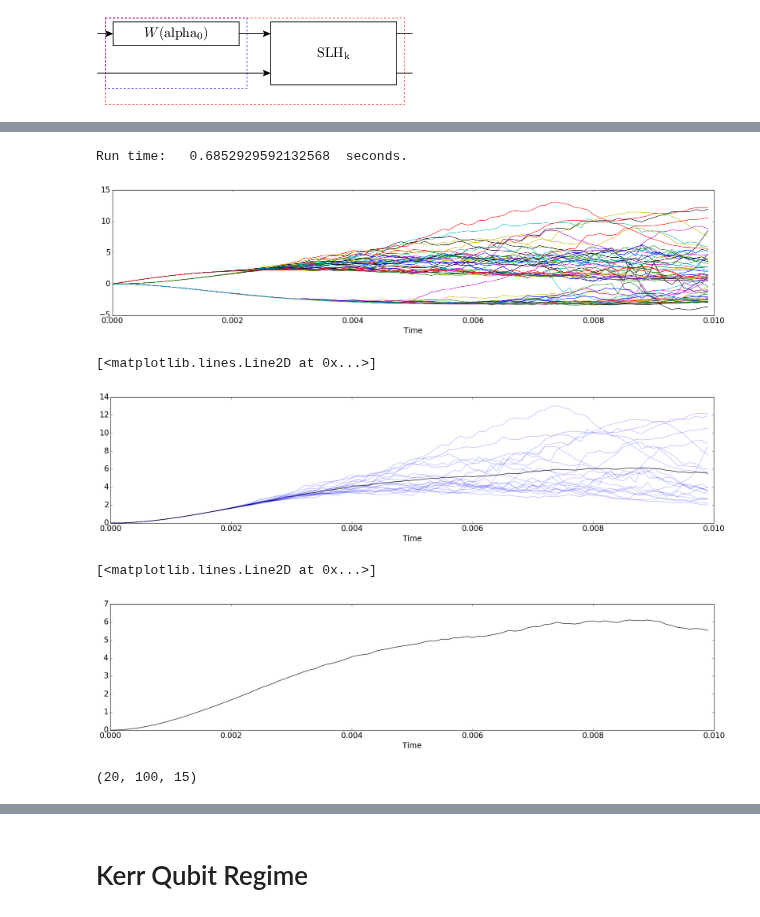
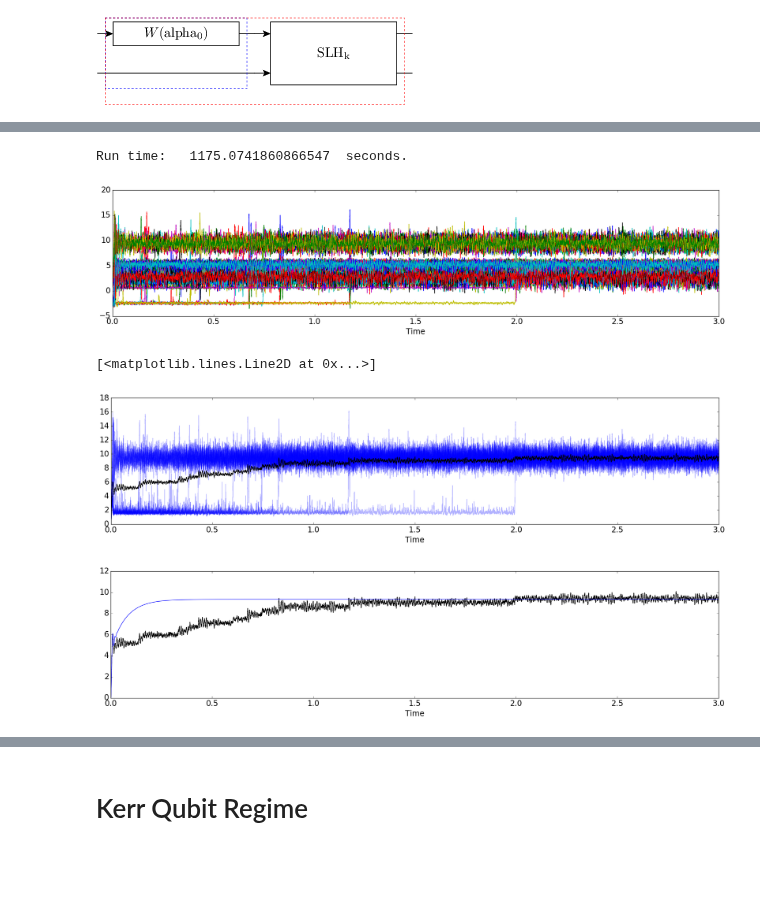
Before and after one commit to tabakg/diffusion_maps, a Jupyter notebook: quantum_state_diffusion/make_quantum_trajectory_kerr_quantum_state_diffusion.ipynb, the cells around one changed output, grey strips where cells are left out. Drawn from its saved outputs; the diff is of its cells as text; code cells hidden in the pictures; blank space fills up the shorter version.

```diff
--- a/quantum_state_diffusion/make_quantum_trajectory_kerr_quantum_state_diffusion.ipynb
+++ b/quantum_state_diffusion/make_quantum_trajectory_kerr_quantum_state_diffusion.ipynb
@@ -87,8 +87,8 @@ kappa_1, kappa_2 = symbols("kappa_1, kappa_2", real=True, positive=True)
 alpha0 = symbols("alpha_0")
 
 ## bistable regime
-params = {alpha0 : 52.467, chi : -106.066, Delta : 750., kappa_1 : 220., kappa_2 : 0,
-          'Ntraj' : 20, 'duration' : 10., 'Nfock' : 15, 'delta_t': 1e-4, 'downsample': 100}
+params = {alpha0 : 49., chi : -106.066, Delta : 750., kappa_1 : 220., kappa_2 : 0,
+          'Ntraj' : 20, 'duration' : 3000., 'Nfock' : 30, 'delta_t': 1e-5, 'downsample': 100}
 
 ## These are used later in the simulation
 ntraj = params['Ntraj']
@@ -134,3 +134,12 @@ WARNING:pyx:Ignoring line 16341 in mapping file 'psfonts.map': Unknown token '<M
 WARNING:pyx:Ignoring line 16342 in mapping file 'psfonts.map': Unknown token '<MinLibReg'
 WARNING:pyx:Ignoring line 16343 in mapping file 'psfonts.map': Unknown token '<MinLibReg'
 [figure]
+# %%
+import qutip
+
+psi0 = qutip.basis(Nfock, 0)
+me_obs = [a_k.dag()*a_k ]
+me_obsq = [o.to_qutip(full_space=SYS.space) for o in me_obs]
+me_data = qutip.mesolve(H_num, psi0, tspan, L_num, e_ops=me_obsq)
+
+plt.plot(tspan, me_data.expect[0]);
@@ -146,7 +157,7 @@ seed = [i for i in range(ntraj)]
 # %%
 D = qsd_solve(H, psi0, tspan, Ls, sdeint.itoSRI2, obsq = obsq, ntraj = ntraj, seed = seed, normalize_state = True)
 # %% [output]
-Run time:   0.6852929592132568  seconds.
+Run time:   1175.0741860866547  seconds.
 # %%
 D.update({'tspan':tspan})
 D_downsampled = {'psis' : D['psis'][:,::downsample],
@@ -163,7 +174,7 @@ for t in range(ntraj):
     for i in range(3):
         plt.plot(tspan,D['obsq_expects'][t,:,i].real)
 # %% [output]
-[figure, old version]
+[figure, new version]
 # %%
 f, a = plt.subplots(figsize=(24,5))
 plt.xlabel("Time", fontsize=17);# plt.ylabel("Photon Number", fontsize=17)
@@ -179,22 +190,18 @@ a.plot(tspan,
       )
 # %% [output]
 [<matplotlib.lines.Line2D at 0x...>]
-[figure, old version]
+[figure, new version]
 # %%
 f, a = plt.subplots(figsize=(24,5))
 plt.xlabel("Time", fontsize=17);# plt.ylabel("Photon Number", fontsize=17)
 plt.tick_params(labelsize=17)
 
 a.plot(tspan,
        np.average( np.asarray( [D['obsq_expects'][t,:,0].real for t in range(ntraj) ] ), axis = 0),
        c='black',
       )
+plt.plot(tspan, me_data.expect[0]);
 # %% [output]
-[<matplotlib.lines.Line2D at 0x...>]
-[figure, old version]
+[figure, new version]
-# %%
-D['psis'].shape
-# %% [output]
-(20, 100, 15)
 # %%
 save2matfile_or_pkl(D, file_name, obs, params = {}, save_mat = save_mat, save_pkl = save_pkl)
```
Also changed, not shown: parts of 5 cells of this notebook, 4 other files.
